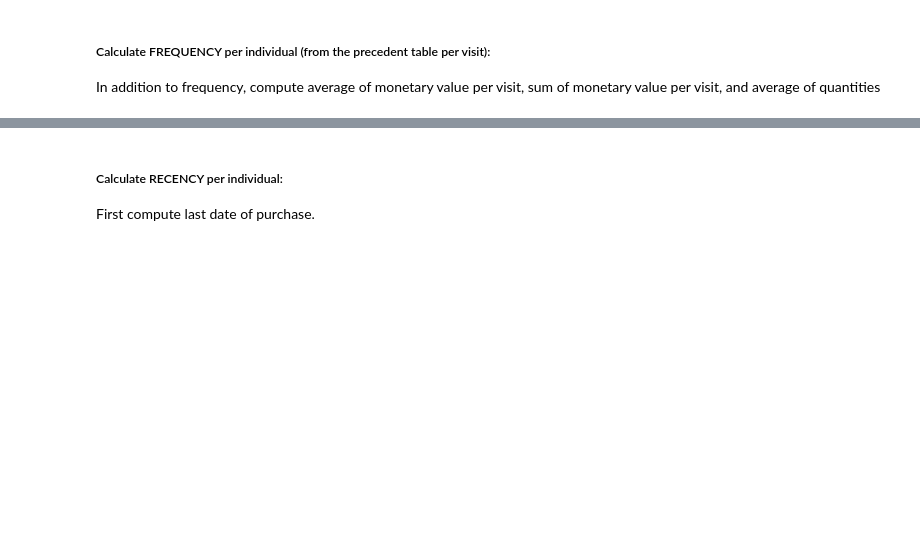
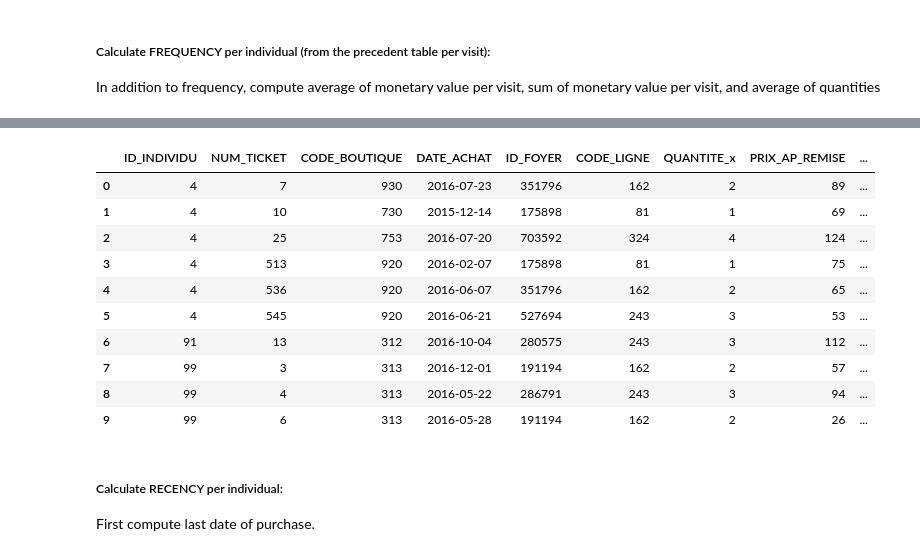
Before and after one commit to lucasmonteiro4/Marketing_Econometrics, a Jupyter notebook: Notebook_project1_practical_work_empty.ipynb, the cells around one changed output, grey strips where cells are left out. Cells and saved outputs as stored; diff of their text form; code cells hidden in the pictures; blank space fills up the shorter version.

```diff
--- a/Notebook_project1_practical_work_empty.ipynb
+++ b/Notebook_project1_practical_work_empty.ipynb
@@ -870,0 +855,2 @@ Name: QUANTITE, dtype: float64
+# %%
+AVG_QUANT = pd.DataFrame(AVG_QUANT).reset_index()
@@ -873,3 +887,19 @@ VISIT_VALUE = CUSTOMER.merge(CUSTOMER_ADDITIONAL[['ID_INDIVIDU', 'CODE_MAGASIN']
+# %%
+VISIT_VALUE = VISIT_VALUE.merge(AVG_QUANT, left_on='ID_INDIVIDU', right_on='ID_INDIVIDU')
+# %%
+VISIT_VALUE.head(10)
+# %% [output]
+|  | ID_INDIVIDU | NUM_TICKET | CODE_BOUTIQUE | DATE_ACHAT | ID_FOYER | CODE_LIGNE | QUANTITE_x | PRIX_AP_REMISE | ... |
+| 0 | 4 | 7 | 930 | 2016-07-23 | 351796 | 162 | 2 | 89 | ... |
+| 1 | 4 | 10 | 730 | 2015-12-14 | 175898 | 81 | 1 | 69 | ... |
+| 2 | 4 | 25 | 753 | 2016-07-20 | 703592 | 324 | 4 | 124 | ... |
+| 3 | 4 | 513 | 920 | 2016-02-07 | 175898 | 81 | 1 | 75 | ... |
+| 4 | 4 | 536 | 920 | 2016-06-07 | 351796 | 162 | 2 | 65 | ... |
+| 5 | 4 | 545 | 920 | 2016-06-21 | 527694 | 243 | 3 | 53 | ... |
+| 6 | 91 | 13 | 312 | 2016-10-04 | 280575 | 243 | 3 | 112 | ... |
+| 7 | 99 | 3 | 313 | 2016-12-01 | 191194 | 162 | 2 | 57 | ... |
+| 8 | 99 | 4 | 313 | 2016-05-22 | 286791 | 243 | 3 | 94 | ... |
+| 9 | 99 | 6 | 313 | 2016-05-28 | 191194 | 162 | 2 | 26 | ... |
 # %% [markdown]
 ##### Calculate RECENCY per individual:
 
```
Also changed, not shown: parts of 6 cells of this notebook.
